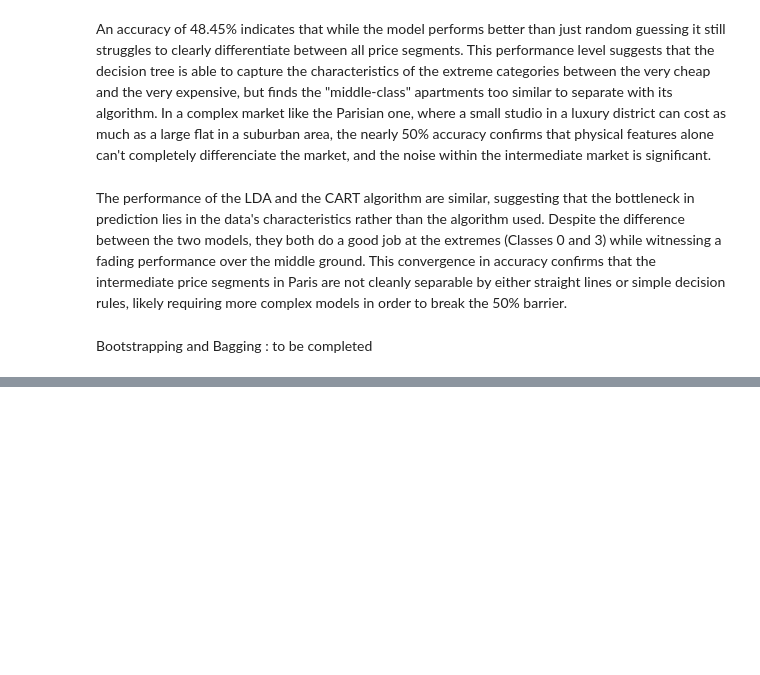
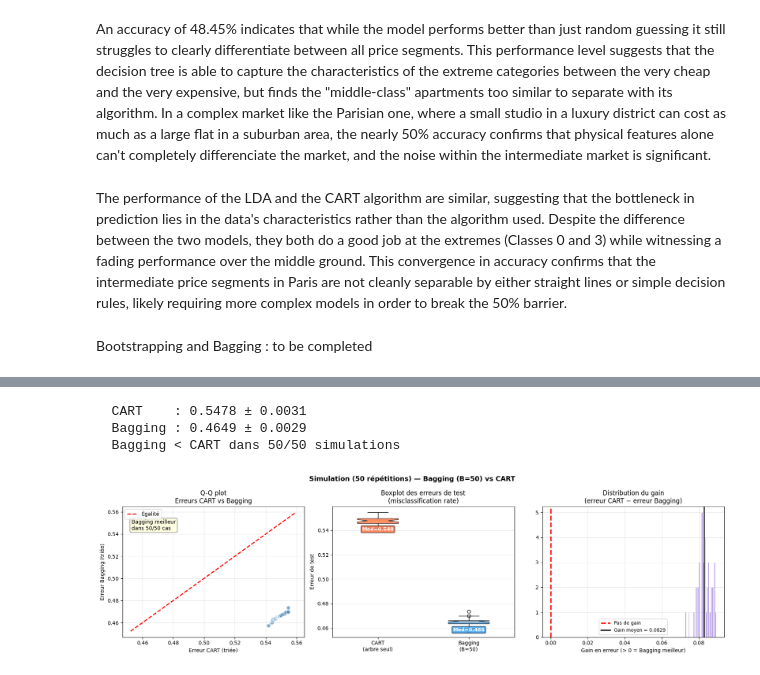
Before and after one commit to Felix-prjcts/ML_Airbnb_domain_generalisation, a Jupyter notebook: 1_ML_Paris.ipynb, the cells around one changed output, grey strips where cells are left out. Drawn from its saved outputs; the diff is of its cells as text; code cells hidden in the pictures; blank space fills up the shorter version.

```diff
--- a/1_ML_Paris.ipynb
+++ b/1_ML_Paris.ipynb
@@ -545,0 +744,79 @@ Bootstrapping and Bagging : to be completed
+# %%
+N_SIM = 50
+B_SIM = 50
+errors_cart, errors_bag = [], []
+
+for sim in range(N_SIM):
+    Xtr, Xte, ytr, yte = train_test_split(
+        X.values, y, test_size=0.3, random_state=sim, stratify=y
+    )
+    c = DecisionTreeClassifier(random_state=sim)
+    c.fit(Xtr, ytr)
+    errors_cart.append(1 - accuracy_score(yte, c.predict(Xte)))
+
+    b = BaggingClassifier(estimator=DecisionTreeClassifier(),
+                          n_estimators=B_SIM, bootstrap=True,
+                          random_state=sim, n_jobs=-1)
+    b.fit(Xtr, ytr)
+    errors_bag.append(1 - accuracy_score(yte, b.predict(Xte)))
+
+errors_cart = np.array(errors_cart)
+errors_bag  = np.array(errors_bag)
+
+print(f"  CART    : {errors_cart.mean():.4f} ± {errors_cart.std():.4f}")
+print(f"  Bagging : {errors_bag.mean():.4f} ± {errors_bag.std():.4f}")
+print(f"  Bagging < CART dans {np.sum(errors_bag < errors_cart)}/{N_SIM} simulations")
+
+fig4, axes4 = plt.subplots(1, 3, figsize=(17, 5))
+fig4.suptitle(f"Simulation ({N_SIM} répétitions) — Bagging (B={B_SIM}) vs CART",
+              fontsize=13, fontweight='bold')
+
+# Q-Q plot
+axes4[0].scatter(np.sort(errors_cart), np.sort(errors_bag),
+                 color='steelblue', alpha=0.65, s=55, edgecolors='white')
+lims = [min(errors_cart.min(), errors_bag.min()) - 0.005,
+        max(errors_cart.max(), errors_bag.max()) + 0.005]
+axes4[0].plot(lims, lims, 'r--', lw=2, label='Égalité')
+axes4[0].set_title("Q-Q plot\nErreurs CART vs Bagging")
+axes4[0].set_xlabel("Erreur CART (triée)")
+axes4[0].set_ylabel("Erreur Bagging (triée)")
+axes4[0].legend()
+axes4[0].grid(alpha=0.3)
+n_better = np.sum(errors_bag < errors_cart)
+axes4[0].annotate(f"Bagging meilleur\ndans {n_better}/{N_SIM} cas",
+                  xy=(0.05, 0.82), xycoords='axes fraction', fontsize=10,
+                  bbox=dict(boxstyle='round', fc='lightyellow', ec='gray'))
+
+# Boxplot
+bp4 = axes4[1].boxplot([errors_cart, errors_bag],
+                       labels=['CART\n(arbre seul)', f'Bagging\n(B={B_SIM})'],
+                       patch_artist=True, widths=0.45, notch=True)
+bp4['boxes'][0].set_facecolor('#FF7043'); bp4['boxes'][0].set_alpha(0.75)
+bp4['boxes'][1].set_facecolor('#42A5F5'); bp4['boxes'][1].set_alpha(0.75)
+axes4[1].set_title("Boxplot des erreurs de test\n(misclassification rate)")
+axes4[1].set_ylabel("Erreur de test")
+for i, (errs, col) in enumerate(zip([errors_cart, errors_bag], ['#FF7043', '#42A5F5']), 1):
+    axes4[1].text(i, np.median(errs) - 0.008,
+                  f'Med={np.median(errs):.3f}', ha='center', fontsize=9.5,
+                  fontweight='bold', color='white',
+                  bbox=dict(boxstyle='round,pad=0.2', fc=col, alpha=0.85))
+axes4[1].grid(axis='y', alpha=0.3)
+
+# Distribution des différences
+diffs = errors_cart - errors_bag
+axes4[2].hist(diffs, bins=30, color='mediumpurple', edgecolor='white', alpha=0.85)
+axes4[2].axvline(0,             color='red',    lw=2.5, linestyle='--', label='Pas de gain')
+axes4[2].axvline(diffs.mean(),  color='black',  lw=2,   linestyle='-',
+                 label=f'Gain moyen = {diffs.mean():.4f}')
+axes4[2].set_title("Distribution du gain\n(erreur CART − erreur Bagging)")
+axes4[2].set_xlabel("Gain en erreur (> 0 = Bagging meilleur)")
+axes4[2].legend(fontsize=9)
+axes4[2].grid(alpha=0.3)
+
+plt.tight_layout()
+plt.show()
+# %% [output]
+  CART    : 0.5478 ± 0.0031
+  Bagging : 0.4649 ± 0.0029
+  Bagging < CART dans 50/50 simulations
+[figure, added]
```
Also changed, not shown: parts of 6 cells of this notebook, 1 other file.
